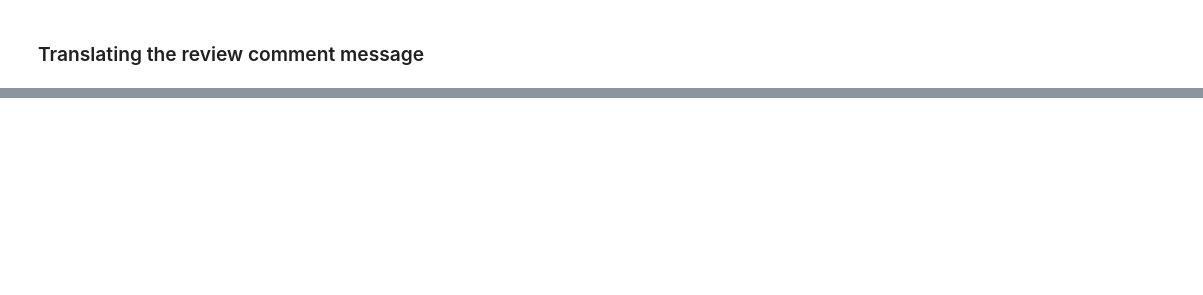
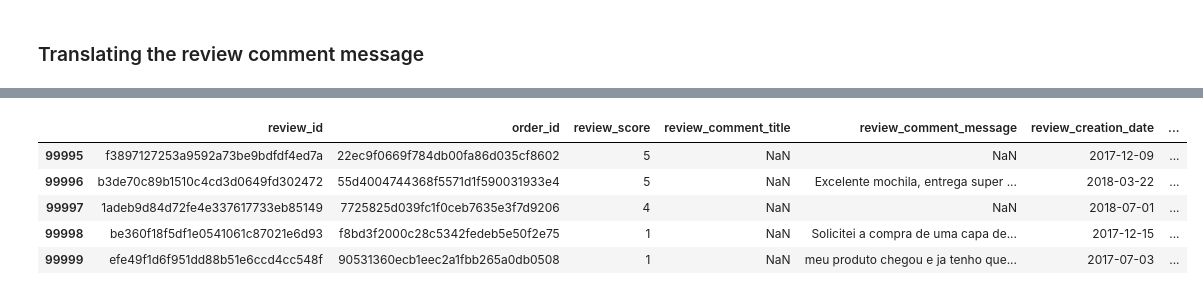
Before and after one commit to HassanHosain/tp_final_proj, a Jupyter notebook: order_reviews.ipynb, the cells around one changed output, grey strips where cells are left out. Drawn from its saved outputs; the diff is of its cells as text; code cells hidden in the pictures; blank space fills up the shorter version.

Commit message:
commiting requirements and order reviews

```diff
--- a/order_reviews.ipynb
+++ b/order_reviews.ipynb
@@ -17,0 +154,21 @@ from googletrans
+# %%
+batch_size=20900
+num_rows=len(orders_reviews_df)
+for idx in range(15900, num_rows+1):
+    if idx < batch_size:
+        # translate the text of each row of cleaned_review_comment
+        translated_comment = translate_text(orders_reviews_df.iloc[idx]['cleaned_review_comment'])
+
+        # Update the DataFrame with translated texts
+        orders_reviews_df.loc[idx, 'translated_review_comment'] = translated_comment
+
+        #----------------------------------
+        #translate the review_comment_title
+        translated_title = translate_text(row['review_comment_title'])
+
+        # Update the DataFrame with translated texts
+        orders_reviews_df.loc[idx, 'translated_comment_title'] = translated_title
+    else:
+        print(f"Translation complete for {idx} rows out of {len(orders_reviews_df)}")
+        time.sleep(60) # wait for 3mins before proceeding the next 1000
+        batch_size += 5000
@@ -17,0 +210,17 @@ from googletrans
+# %%
+for idx in range(95900, num_rows+1):
+        # translate the text of each row of cleaned_review_comment
+        translated_comment = translate_text(orders_reviews_df.iloc[idx]['cleaned_review_comment'])
+
+        # Update the DataFrame with translated texts
+        orders_reviews_df.loc[idx, 'translated_review_comment'] = translated_comment
+
+        #----------------------------------
+        #translate the review_comment_title
+        translated_title = translate_text(row['review_comment_title'])
+
+        # Update the DataFrame with translated texts
+        orders_reviews_df.loc[idx, 'translated_comment_title'] = translated_title
+        print(f"Translation complete for {idx} rows out of {len(orders_reviews_df)}")
+
+print(f"Completed translation")
@@ -17,0 +246,9 @@ from googletrans
+# %%
+orders_reviews_df.tail()
+# %% [output]
+|  | review_id | order_id | review_score | review_comment_title | review_comment_message | review_creation_date | ... |
+| 99995 | f3897127253a9592a73be9bdfdf4ed7a | 22ec9f0669f784db00fa86d035cf8602 | 5 | NaN | NaN | 2017-12-09 | ... |
+| 99996 | b3de70c89b1510c4cd3d0649fd302472 | 55d4004744368f5571d1f590031933e4 | 5 | NaN | Excelente mochila, entrega super ... | 2018-03-22 | ... |
+| 99997 | 1adeb9d84d72fe4e337617733eb85149 | 7725825d039fc1f0ceb7635e3f7d9206 | 4 | NaN | NaN | 2018-07-01 | ... |
+| 99998 | be360f18f5df1e0541061c87021e6d93 | f8bd3f2000c28c5342fedeb5e50f2e75 | 1 | NaN | Solicitei a compra de uma capa de... | 2017-12-15 | ... |
+| 99999 | efe49f1d6f951dd88b51e6ccd4cc548f | 90531360ecb1eec2a1fbb265a0db0508 | 1 | NaN | meu produto chegou e ja tenho que... | 2017-07-03 | ... |
```
Also changed, not shown: parts of 24 cells of this notebook, 1 other file.
